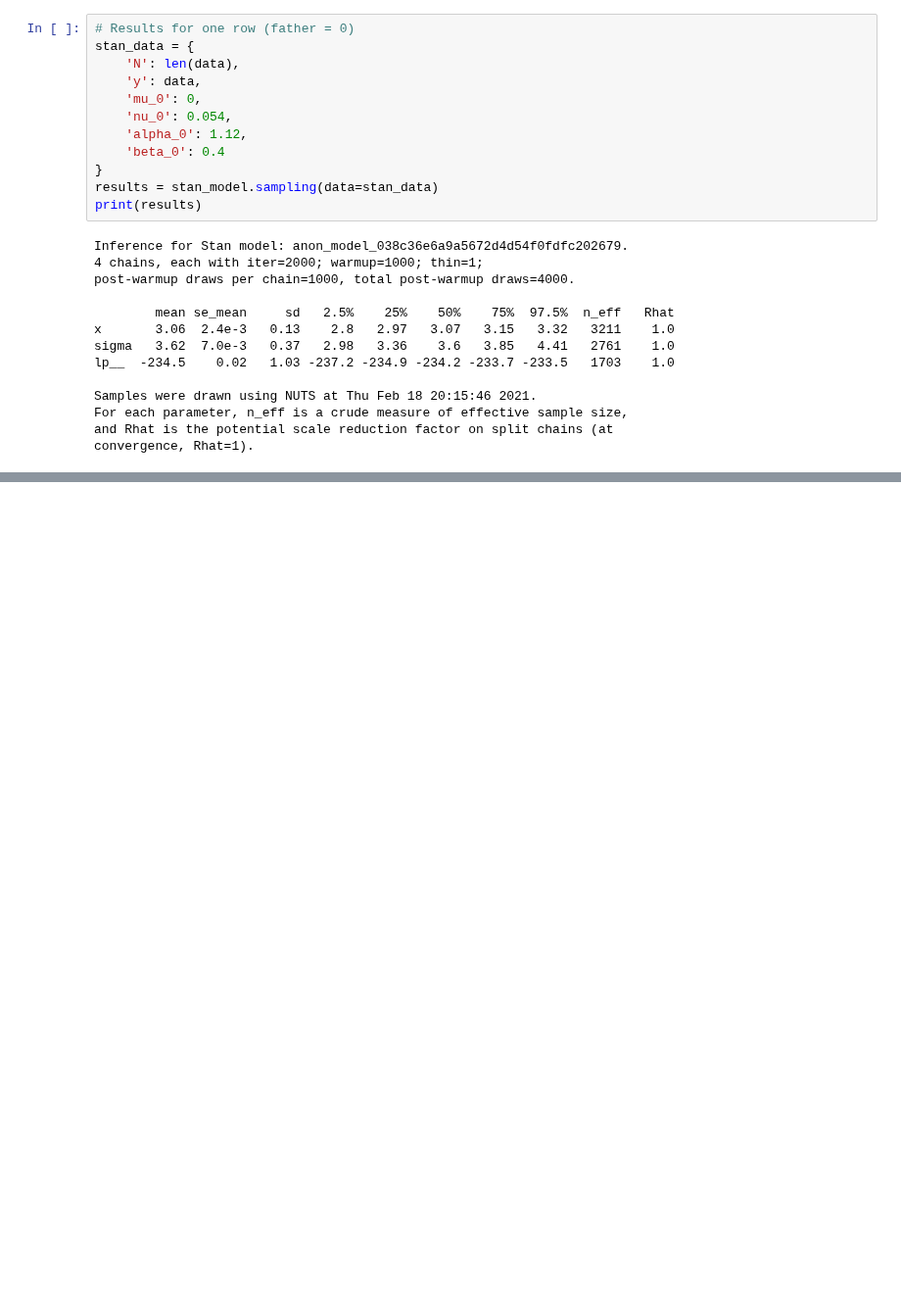
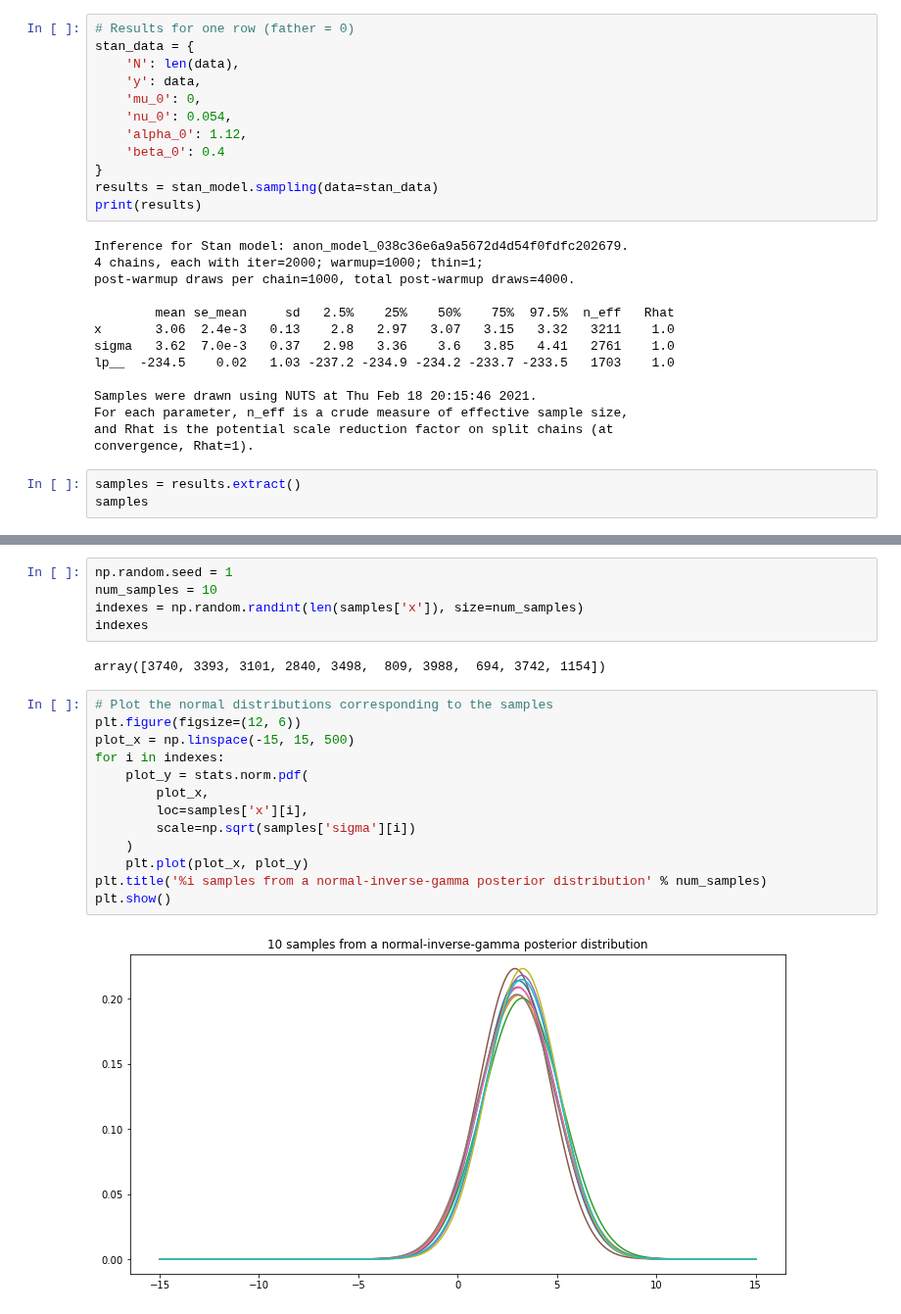
Before and after one commit to Inventrohyder/cs146, a Jupyter notebook: Assignments/assignment-3/notebook.ipynb, the cells around one changed output, grey strips where cells are left out. Shown at 98% size. Drawn from its saved outputs; the diff is of its cells as text; blank space fills up the shorter version.

Commit message:
✨ feat: generate the normal-inverse gamma posterior plot

```diff
--- a/Assignments/assignment-3/notebook.ipynb
+++ b/Assignments/assignment-3/notebook.ipynb
@@ -191,3 +192,6 @@ Samples were drawn using NUTS at Thu Feb 18 20:15:46 2021.
 For each parameter, n_eff is a crude measure of effective sample size,
 and Rhat is the potential scale reduction factor on split chains (at
 convergence, Rhat=1).
+# %%
+samples = results.extract()
+samples
@@ -193,0 +208,22 @@ convergence, Rhat=1).
+# %%
+np.random.seed = 1
+num_samples = 10
+indexes = np.random.randint(len(samples['x']), size=num_samples)
+indexes
+# %% [output]
+array([3740, 3393, 3101, 2840, 3498,  809, 3988,  694, 3742, 1154])
+# %%
+# Plot the normal distributions corresponding to the samples
+plt.figure(figsize=(12, 6))
+plot_x = np.linspace(-15, 15, 500)
+for i in indexes:
+    plot_y = stats.norm.pdf(
+        plot_x,
+        loc=samples['x'][i],
+        scale=np.sqrt(samples['sigma'][i])
+    )
+    plt.plot(plot_x, plot_y)
+plt.title('%i samples from a normal-inverse-gamma posterior distribution' % num_samples)
+plt.show()
+# %% [output]
+[figure, added]
```
Also changed, not shown: parts of 2 cells of this notebook.
